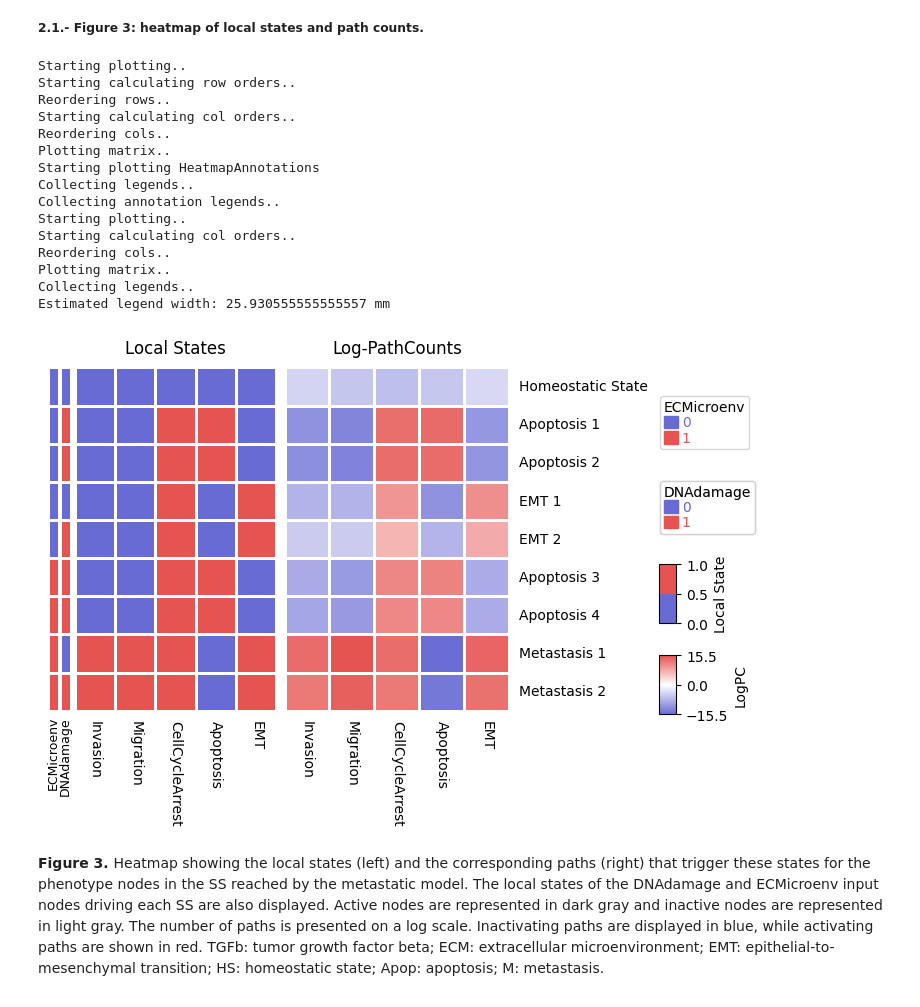
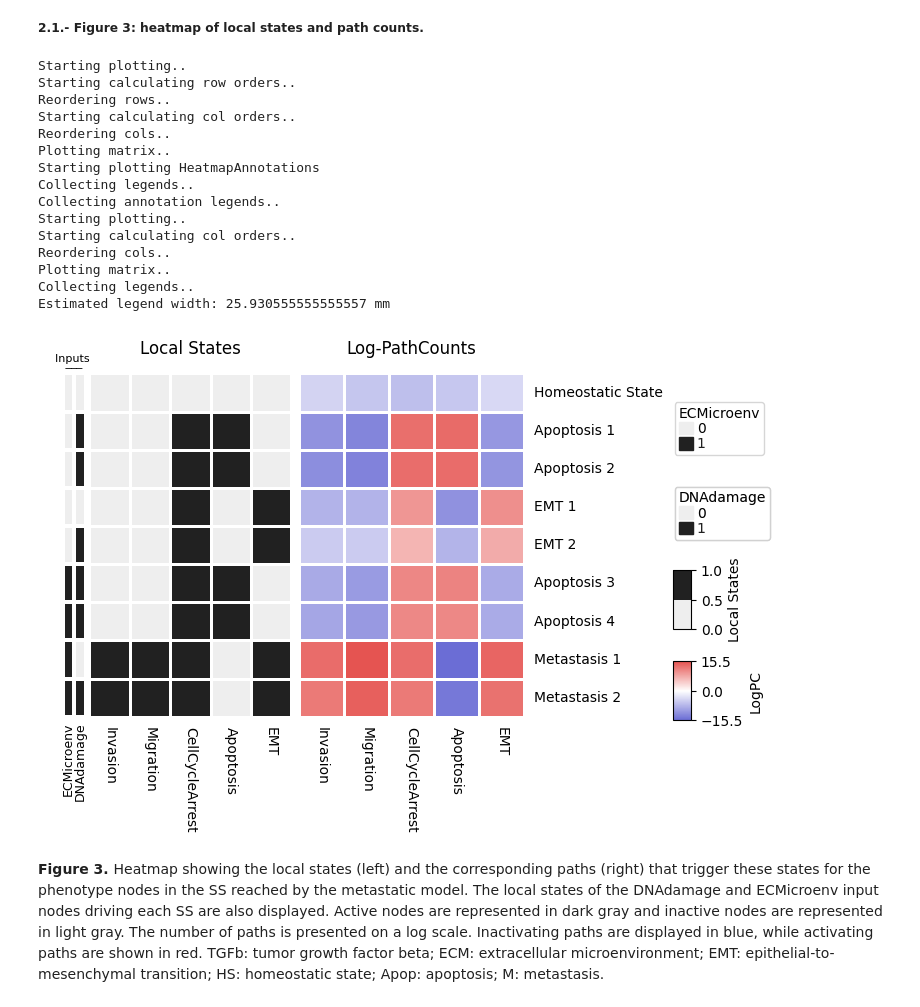
Before and after one commit to farinasm/boolevard, a Jupyter notebook: paper/Source_Figs.ipynb, the cells around one changed output. Drawn from its saved outputs; the diff is of its cells as text; code cells hidden in the pictures.

```diff
--- a/paper/Source_Figs.ipynb
+++ b/paper/Source_Figs.ipynb
@@ -276,7 +290,7 @@ ls_info.index = paths_sum.index
 # Plot heatmap
 
 # - Colors:
-colors_row_ha = {"ECMicroenv": {"0": "#696bd4", "1": "#e55451"}, "DNAdamage": {"0": "#696bd4", "1": "#e55451"}}
+colors_row_ha = {"ECMicroenv": {"0": "#eeeeee", "1": "#212121"}, "DNAdamage": {"0": "#eeeeee", "1": "#212121"}}
 
 # - Annotations:
 annot_ls = pd.DataFrame(["Local State"]*5, columns = ["Score"])
@@ -285,20 +299,20 @@ annot_ls.index = annot_paths.index = paths_sum.columns
 annot_inputs = model.Info.loc[["ECMicroenv", "DNAdamage"], model.Info.columns[:-2]].transpose().astype(str)
 annot_inputs.index = paths_sum.index
 
-row_ha_inputs = HeatmapAnnotation(df = annot_inputs, colors = colors_row_ha, plot = False, legend = True, axis = 0, label_kws = dict(size = 9), label_side = "bottom", wgap = 0.1, plot_kws = dict(linewidth = 1)) # Annotation for inputs
+row_ha_inputs = HeatmapAnnotation(df = annot_inputs, colors = colors_row_ha, plot = False, legend = True, axis = 0, label_kws = dict(size = 9), label_side = "bottom", wgap = 0.1, plot_kws = dict(linewidth = 1.5, linecolor = "white", linestyle = ":"), legend_width=90) # Annotation for inputs
 
 # - Subheatmap 1: Local States
-cmap_ls = ListedColormap(["#696bd4", "#e55451"])
+cmap_ls = ListedColormap(["#eeeeee", "#212121"])
 hmap_ls = ClusterMapPlotter(
     ls_info,
     row_cluster = False, col_cluster = False,
     show_rownames = True, show_colnames = True,
     cmap = cmap_ls, linewidths = 1, linecolor = "white",
     plot = False,
-    plot_legend = True, label = "Local State",
+    plot_legend = True, label = "Local States",
     left_annotation = row_ha_inputs,
     xlabel = "Local States",
-    xlabel_kws=dict(color='black',fontsize=12,labelpad=3),
+    xlabel_kws=dict(color='black',fontsize=12,labelpad=7, x = 1, ha = "center"),
     xlabel_side='top'
 )
 
@@ -312,36 +326,41 @@ hmap_paths = ClusterMapPlotter(
     cmap = cmap_paths, vmin = -vmax_paths, vmax = vmax_paths,
     linewidths = 1, linecolor = "white",
     plot = False,
     plot_legend = True, label = "LogPC",
     xlabel = "Log-PathCounts",
-    xlabel_kws=dict(color='black',fontsize=12,labelpad=3),
+    xlabel_kws=dict(color='black',fontsize=12,labelpad=7),
     xlabel_side='top'
-
 )
 
 # - Merge subheatmaps
 hmap_list = [hmap_ls, hmap_paths]
 plt.figure(figsize = (6, 4))
 ax, legend_axes = composite(cmlist = hmap_list, main = 0, col_gap = 0.1, legend_hpad = 100, legend_gap = 8)
+
+ax.text(0.013, 1.015, "  Inputs", ha = "center", va = "bottom", fontsize = 8)
+ax.text(0.013, 1.0025, "   ___", ha = "center", va = "bottom", fontsize = 8)
+
+
+
 plt.savefig("Figures/pdf/Figure_3.pdf", bbox_inches='tight')
 plt.savefig("Figures/png/Figure_3.png", bbox_inches='tight')
 # %% [output]
 Starting plotting..
 Starting calculating row orders..
 Reordering rows..
 Starting calculating col orders..
 Reordering cols..
 Plotting matrix..
 Starting plotting HeatmapAnnotations
 Collecting legends..
 Collecting annotation legends..
 Starting plotting..
 Starting calculating col orders..
 Reordering cols..
 Plotting matrix..
 Collecting legends..
 Estimated legend width: 25.930555555555557 mm
-[figure, old version]
+[figure, new version]
 # %% [markdown]
 <p>
     <b>Figure 3. </b>Heatmap showing the local states (left) and the corresponding paths (right) that trigger these states for the phenotype nodes in the SS reached by the metastatic model. The local states of the DNAdamage and ECMicroenv input nodes driving each SS are also displayed. Active nodes are represented in dark gray and inactive nodes are represented in light gray. The number of paths is presented on a log scale. Inactivating paths are displayed in blue, while activating paths are shown in red. TGFb: tumor growth factor beta; ECM: extracellular microenvironment; EMT: epithelial-to-mesenchymal transition; HS: homeostatic state; Apop: apoptosis; M: metastasis.
```
Also changed, not shown: parts of 8 cells of this notebook, 20 other files.
